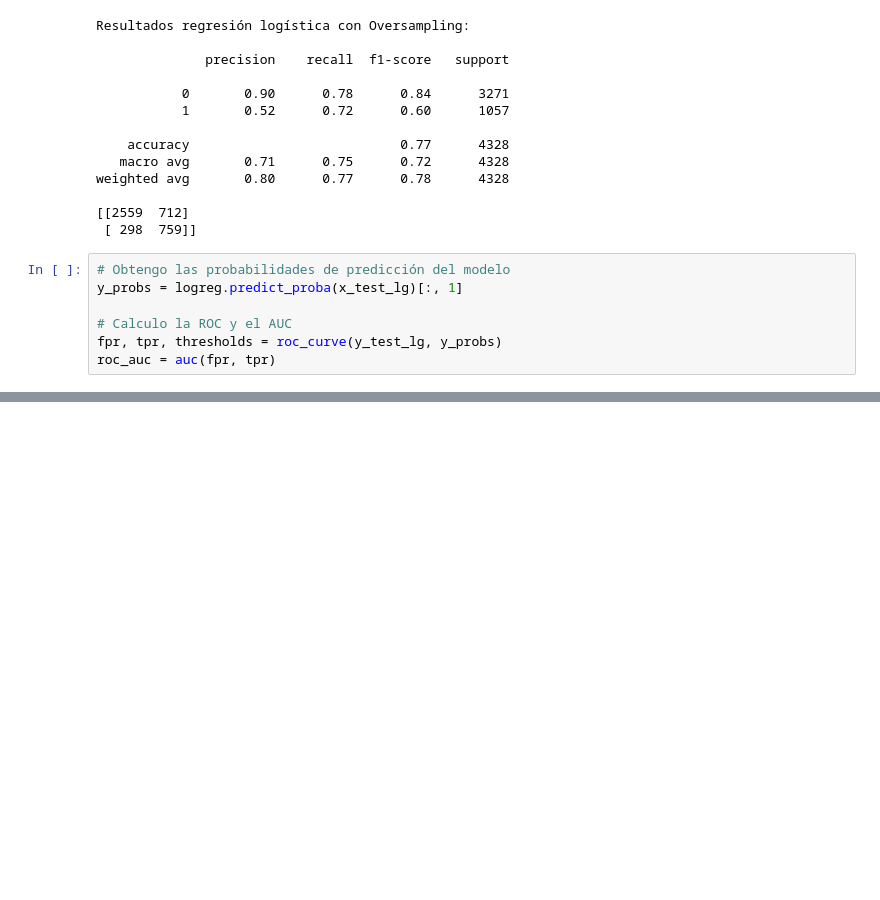
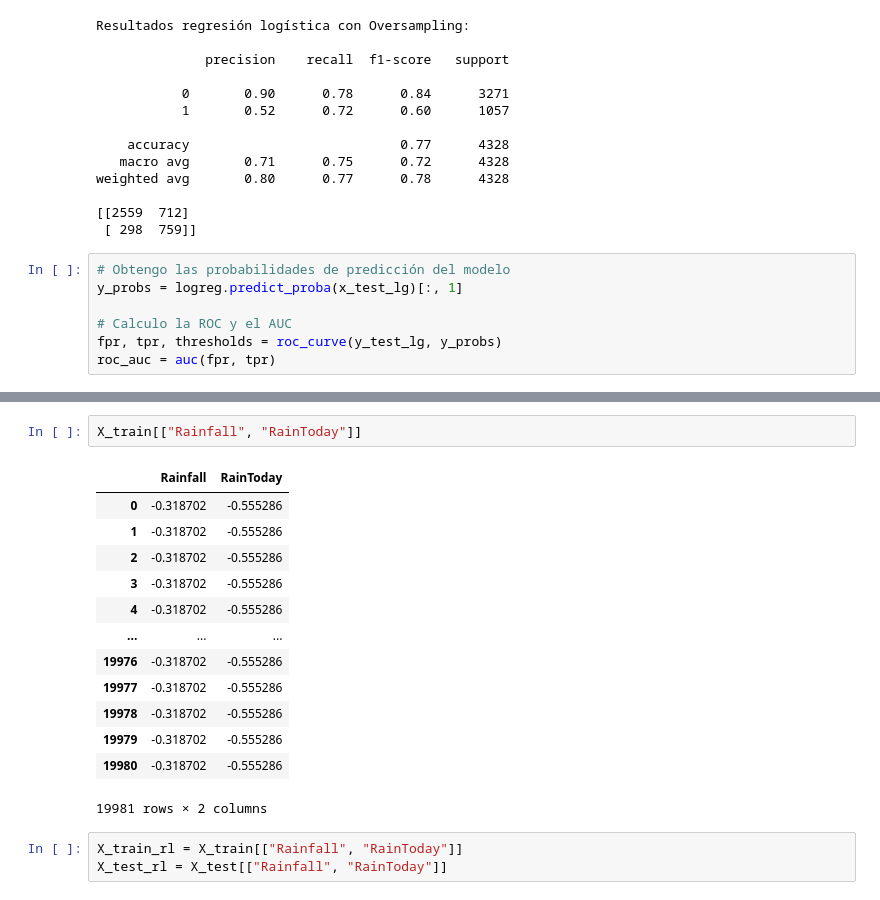
Before and after one commit to franciscoryb1/AA1-TUIA-RodriguezYBarros, a Jupyter notebook: TP-integrador-AA1.ipynb, the cells around one changed output, grey strips where cells are left out. Cells and saved outputs as stored; diff of their text form; blank space fills up the shorter version.

```diff
--- a/TP-integrador-AA1.ipynb
+++ b/TP-integrador-AA1.ipynb
@@ -2138,0 +2177,19 @@ plt.show()
+# %%
+X_train[["Rainfall", "RainToday"]]
+# %% [output]
+|  | Rainfall | RainToday |
+| 0 | -0.318702 | -0.555286 |
+| 1 | -0.318702 | -0.555286 |
+| 2 | -0.318702 | -0.555286 |
+| 3 | -0.318702 | -0.555286 |
+| 4 | -0.318702 | -0.555286 |
+| ... | ... | ... |
+| 19976 | -0.318702 | -0.555286 |
+| 19977 | -0.318702 | -0.555286 |
+| 19978 | -0.318702 | -0.555286 |
+| 19979 | -0.318702 | -0.555286 |
+| 19980 | -0.318702 | -0.555286 |
+19981 rows × 2 columns
+# %%
+X_train_rl = X_train[["Rainfall", "RainToday"]]
+X_test_rl = X_test[["Rainfall", "RainToday"]]
```
Also changed, not shown: parts of 19 cells of this notebook, 2 other files.
